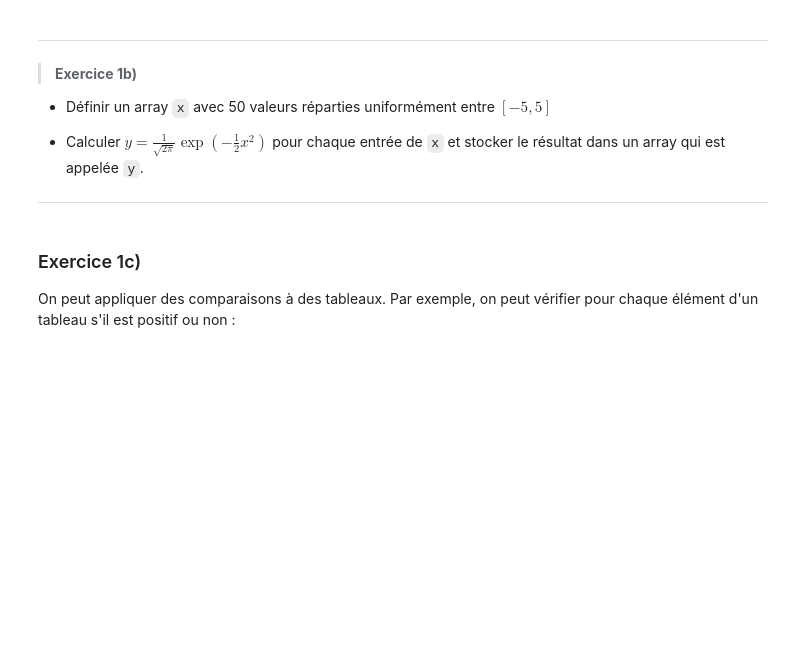
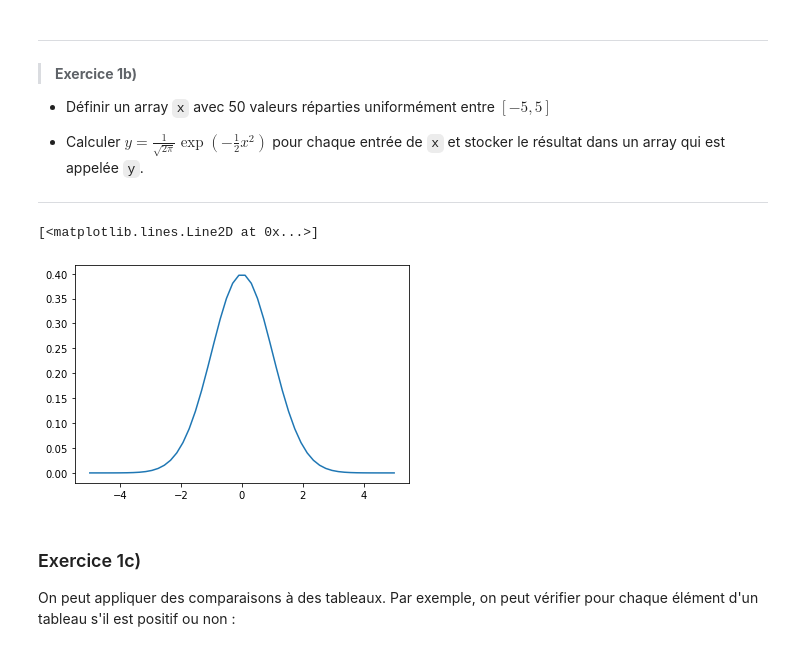
Before and after one commit to RikVoorhaar/probastat2020, a Jupyter notebook: notebooks/programmation1.ipynb, the cells around one changed output. Cells and saved outputs as stored; diff of their text form; code cells hidden in the pictures; blank space fills up the shorter version.

Commit message:
solutions prog 1 and serie 6

```diff
--- a/notebooks/programmation1.ipynb
+++ b/notebooks/programmation1.ipynb
@@ -125,3 +123,13 @@ plt.plot(x,y)
+# %%
+### BEGIN SOLUTION
+x = np.linspace(-5,5,50)
+y = 1/(np.sqrt(2*np.pi))*np.exp(-0.5*x**2)
+### END SOLUTION
+
+plt.plot(x,y)
+# %% [output]
+[<matplotlib.lines.Line2D at 0x...>]
+[figure, added]
 # %%
 ### TESTES AUTOMATIQUES
 assert type(x)==type(y)==np.ndarray, "Le resultat n'est pas un numpy array"
```
Also changed, not shown: parts of 14 cells of this notebook, 1 other file.
